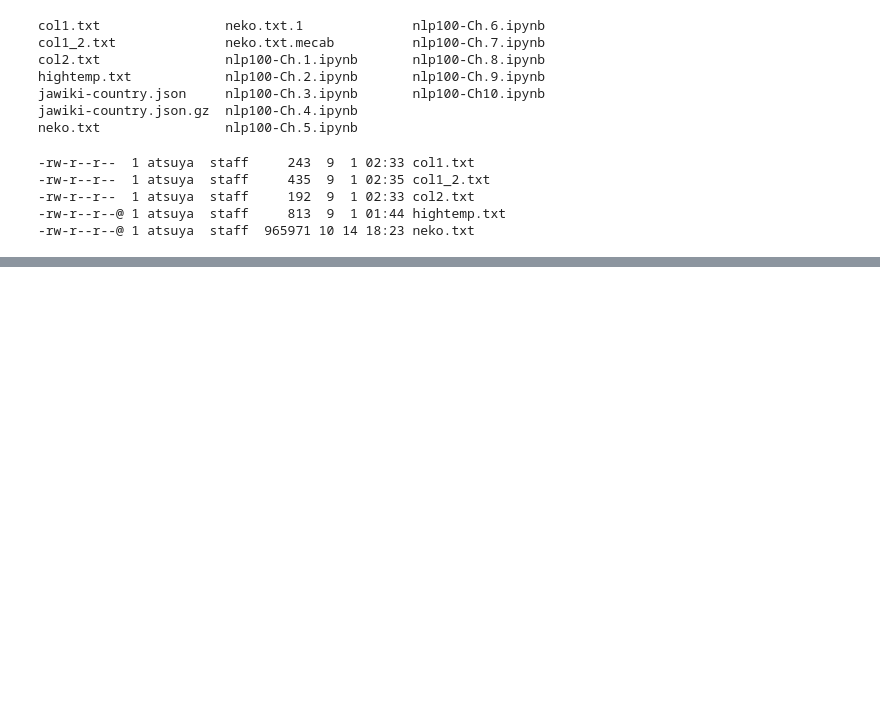
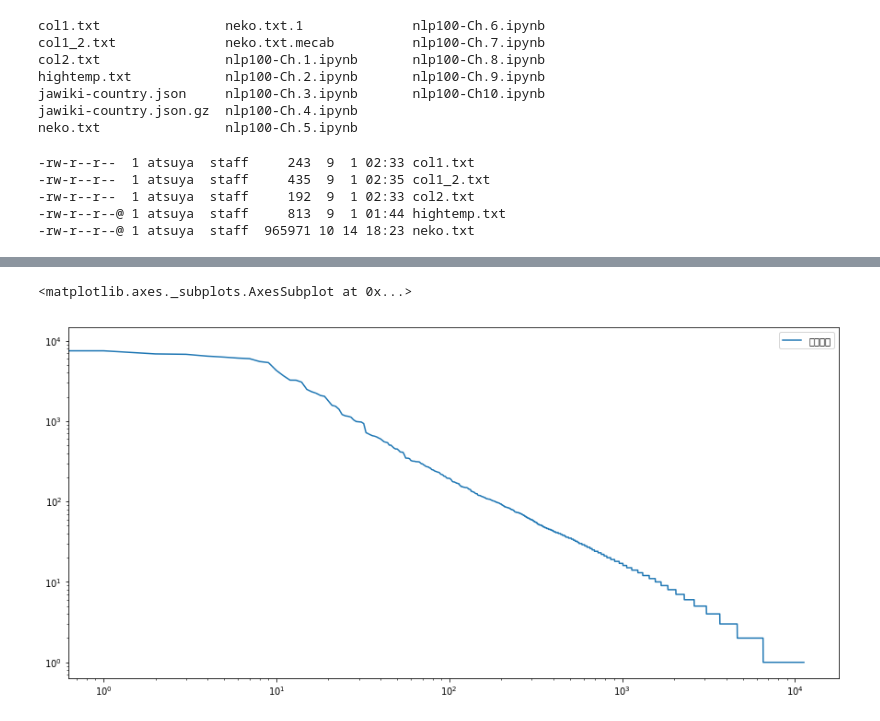
Before and after one commit to atsukoba/nlp-100-knock, a Jupyter notebook: nlp100-Ch.4.ipynb, the cells around one changed output, grey strips where cells are left out. Drawn from its saved outputs; the diff is of its cells as text; code cells hidden in the pictures; blank space fills up the shorter version.

```diff
--- a/nlp100-Ch.4.ipynb
+++ b/nlp100-Ch.4.ipynb
@@ -126,0 +428,6 @@ def mecab2sentencelist(path):
+# %%
+word_freq.plot(x=word_freq.index, y="出現頻度", kind="line",
+               logx=True, logy=True, figsize=(15,7))
+# %% [output]
+<matplotlib.axes._subplots.AxesSubplot at 0x...>
+[figure, added]
```
Also changed, not shown: parts of 49 cells of this notebook.
